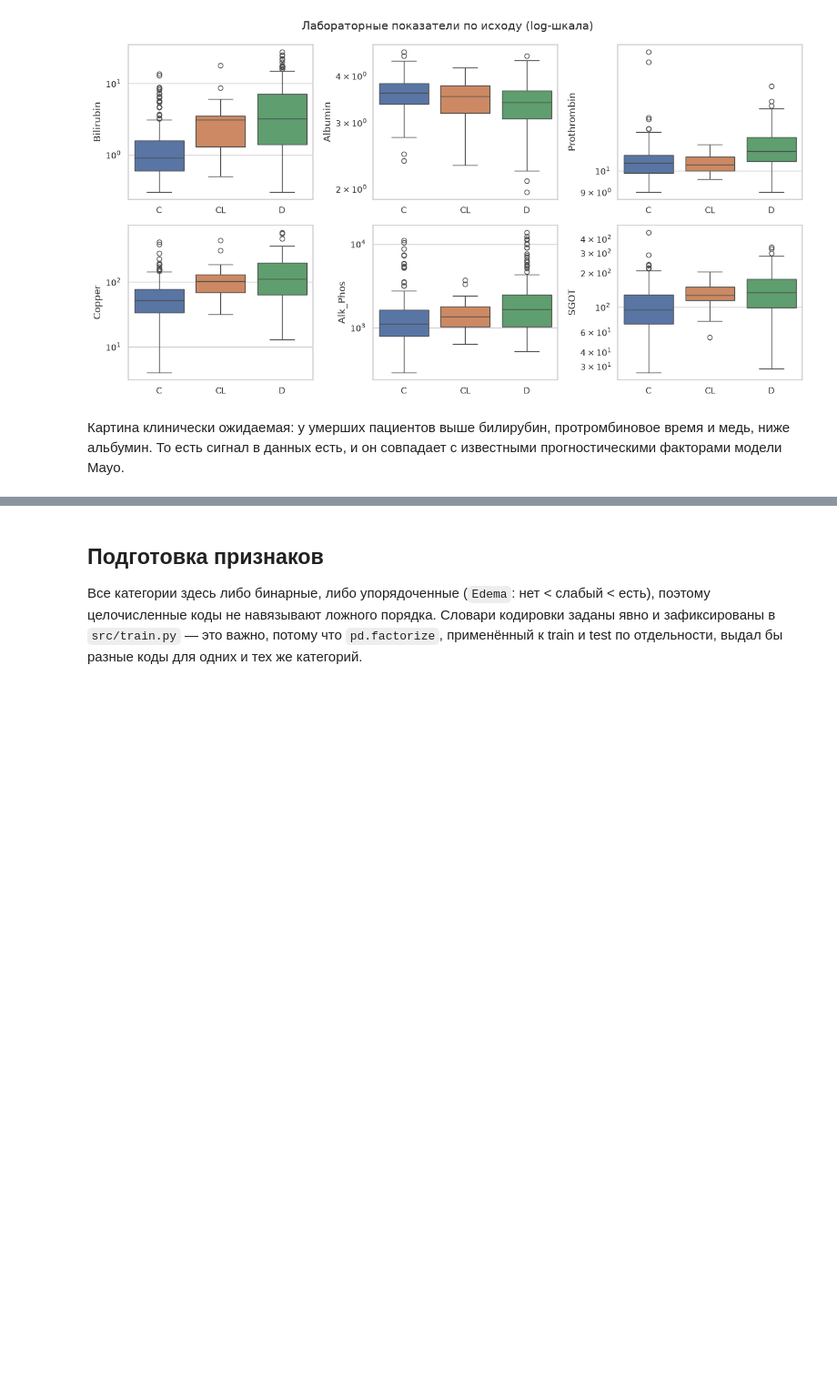
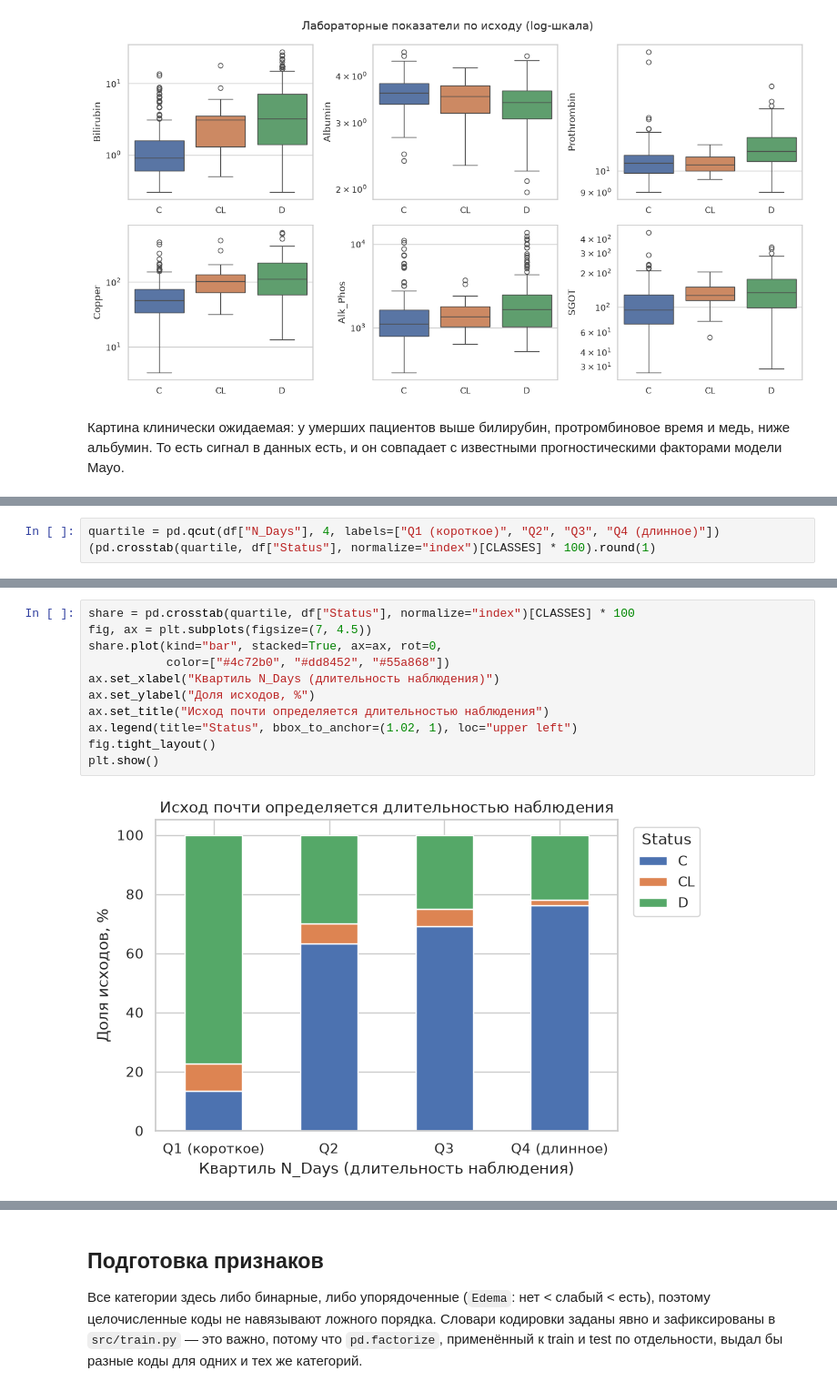
Before and after one commit to AnnaKazarian13/clustering-physical-activity, a Jupyter notebook: notebooks/medical_status_xgboost.ipynb, the cells around one changed output, grey strips where cells are left out. Shown at 91% size. Cells and saved outputs as stored; diff of their text form; blank space fills up the shorter version.

```diff
--- a/notebooks/medical_status_xgboost.ipynb
+++ b/notebooks/medical_status_xgboost.ipynb
@@ -104,0 +114,3 @@ plt.show()
+# %%
+quartile = pd.qcut(df["N_Days"], 4, labels=["Q1 (короткое)", "Q2", "Q3", "Q4 (длинное)"])
+(pd.crosstab(quartile, df["Status"], normalize="index")[CLASSES] * 100).round(1)
@@ -104,0 +124,13 @@ plt.show()
+# %%
+share = pd.crosstab(quartile, df["Status"], normalize="index")[CLASSES] * 100
+fig, ax = plt.subplots(figsize=(7, 4.5))
+share.plot(kind="bar", stacked=True, ax=ax, rot=0,
+           color=["#4c72b0", "#dd8452", "#55a868"])
+ax.set_xlabel("Квартиль N_Days (длительность наблюдения)")
+ax.set_ylabel("Доля исходов, %")
+ax.set_title("Исход почти определяется длительностью наблюдения")
+ax.legend(title="Status", bbox_to_anchor=(1.02, 1), loc="upper left")
+fig.tight_layout()
+plt.show()
+# %% [output]
+[figure, added]
```
Also changed, not shown: parts of 29 cells of this notebook, 6 other files.
